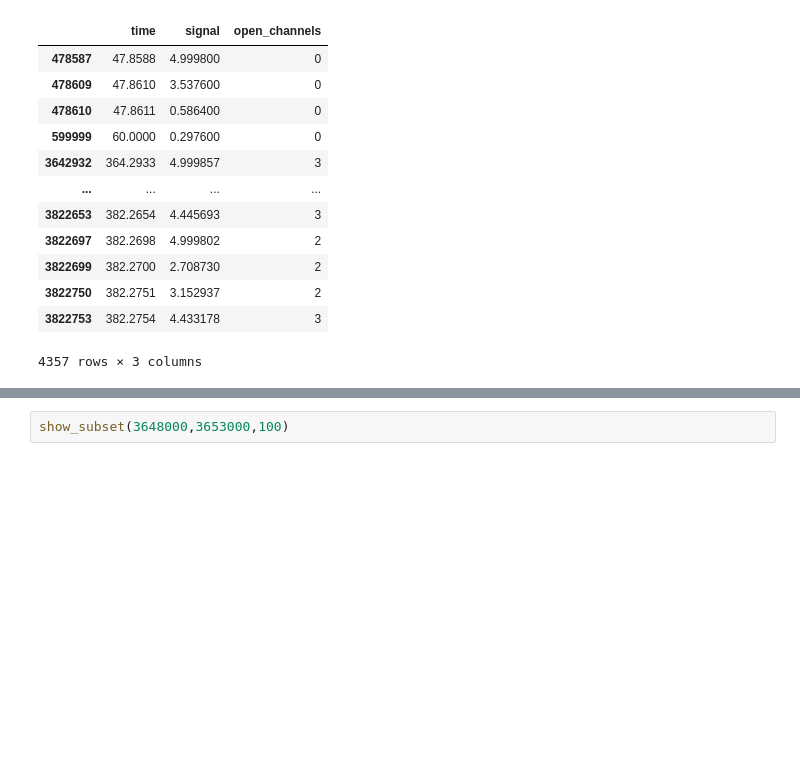
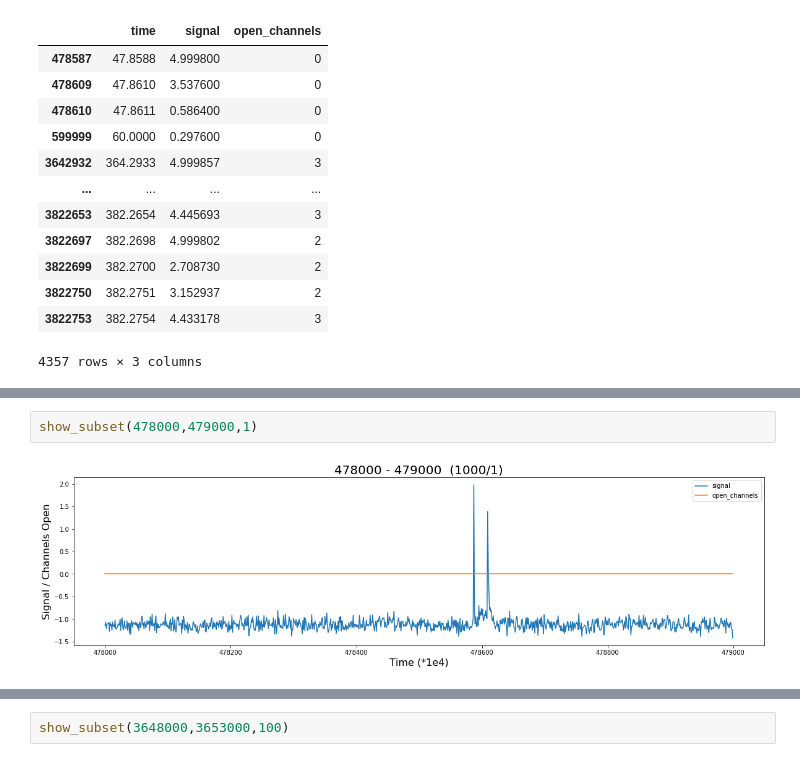
Before and after one commit to ahs8w/kaggle-comps, a Jupyter notebook: IonSwitching.ipynb, the cells around one changed output, grey strips where cells are left out. Cells and saved outputs as stored; diff of their text form; blank space fills up the shorter version.

```diff
--- a/IonSwitching.ipynb
+++ b/IonSwitching.ipynb
@@ -158,0 +195,4 @@ show_subset(3640000,3840000,1000)
+# %%
+show_subset(478000,479000,1)
+# %% [output]
+[figure, added]
```
Also changed, not shown: parts of 53 cells of this notebook.
